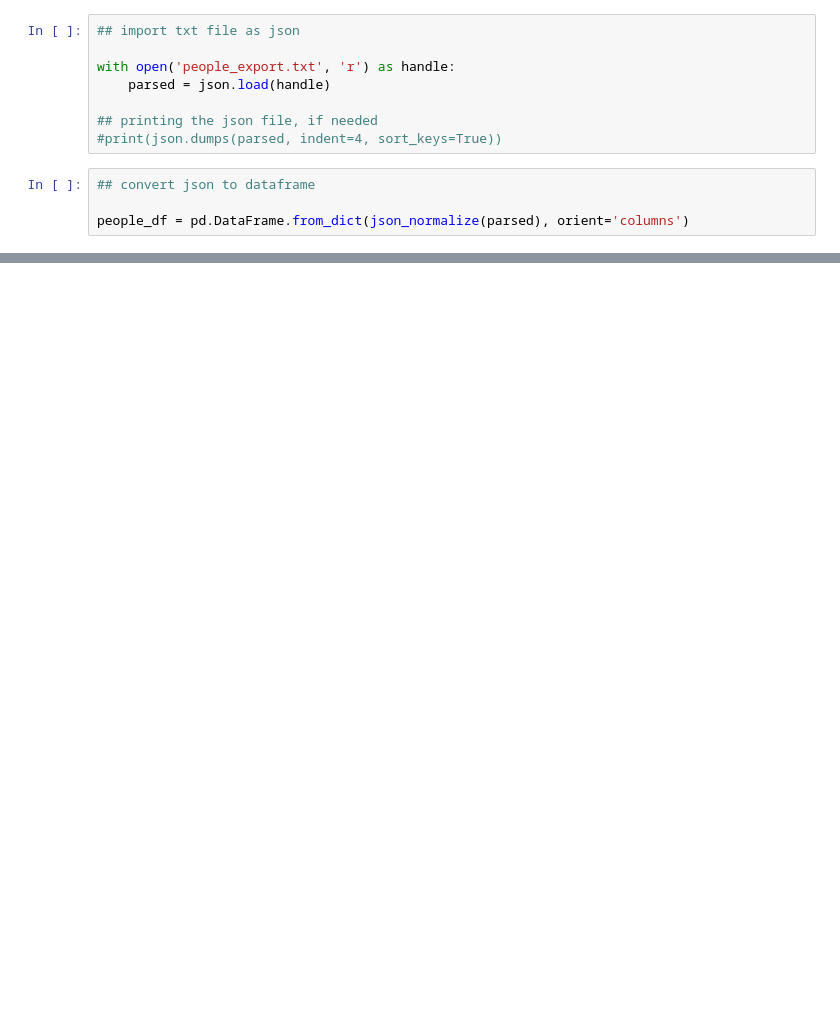
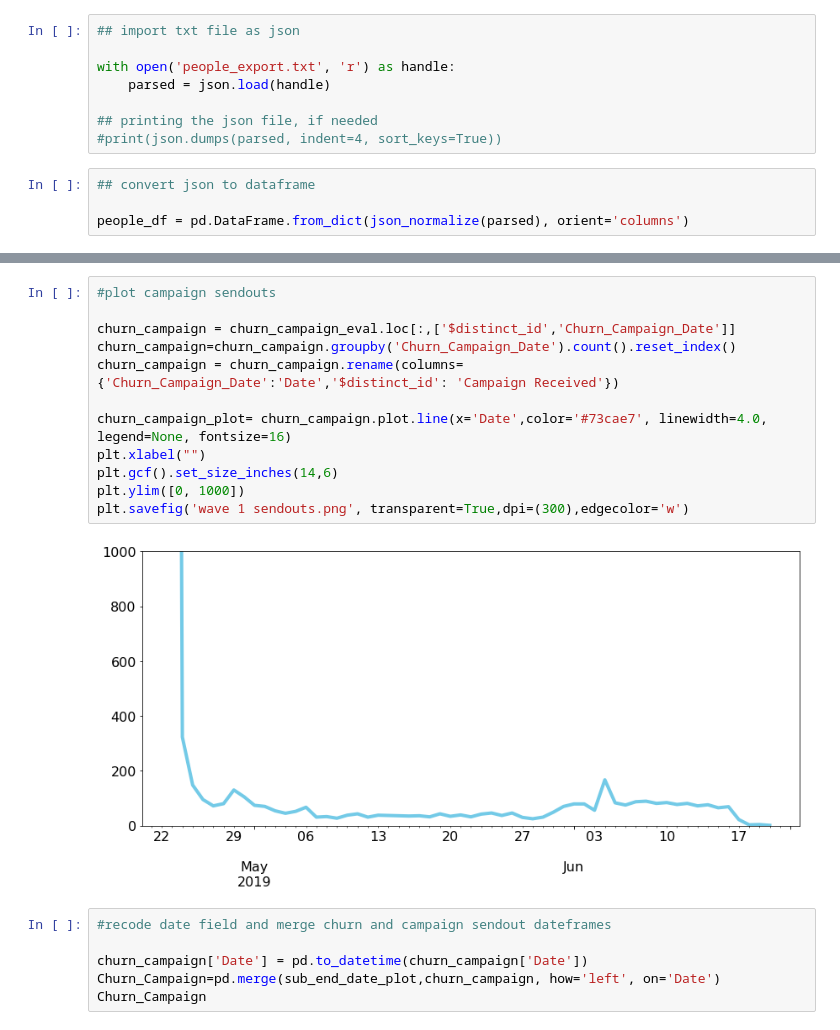
Before and after one commit to oyamatsumi04/w_u, a Jupyter notebook: Waking Up - People Import Test.ipynb, the cells around one changed output, grey strips where cells are left out. Cells and saved outputs as stored; diff of their text form; blank space fills up the shorter version.

```diff
--- a/Waking Up - People Import Test.ipynb
+++ b/Waking Up - People Import Test.ipynb
@@ -161,0 +231,20 @@ events_describe.head()
+# %%
+#plot campaign sendouts
+
+churn_campaign = churn_campaign_eval.loc[:,['$distinct_id','Churn_Campaign_Date']]
+churn_campaign=churn_campaign.groupby('Churn_Campaign_Date').count().reset_index()
+churn_campaign = churn_campaign.rename(columns={'Churn_Campaign_Date':'Date','$distinct_id': 'Campaign Received'})
+
+churn_campaign_plot= churn_campaign.plot.line(x='Date',color='#73cae7', linewidth=4.0, legend=None, fontsize=16)
+plt.xlabel("")
+plt.gcf().set_size_inches(14,6)
+plt.ylim([0, 1000])
+plt.savefig('wave 1 sendouts.png', transparent=True,dpi=(300),edgecolor='w')
+# %% [output]
+[figure, added]
+# %%
+#recode date field and merge churn and campaign sendout dateframes
+
+churn_campaign['Date'] = pd.to_datetime(churn_campaign['Date'])
+Churn_Campaign=pd.merge(sub_end_date_plot,churn_campaign, how='left', on='Date')
+Churn_Campaign
```
Also changed, not shown: parts of 35 cells of this notebook.
